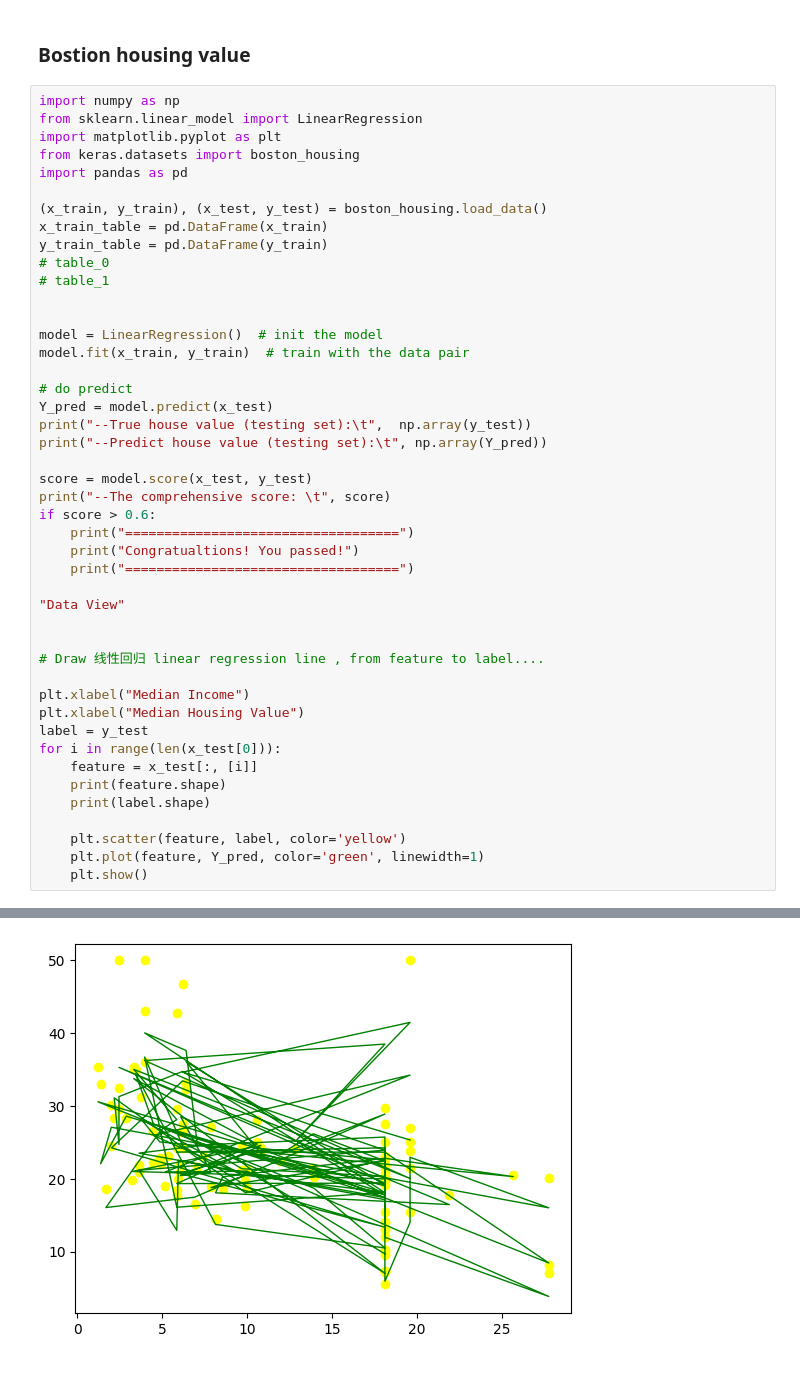
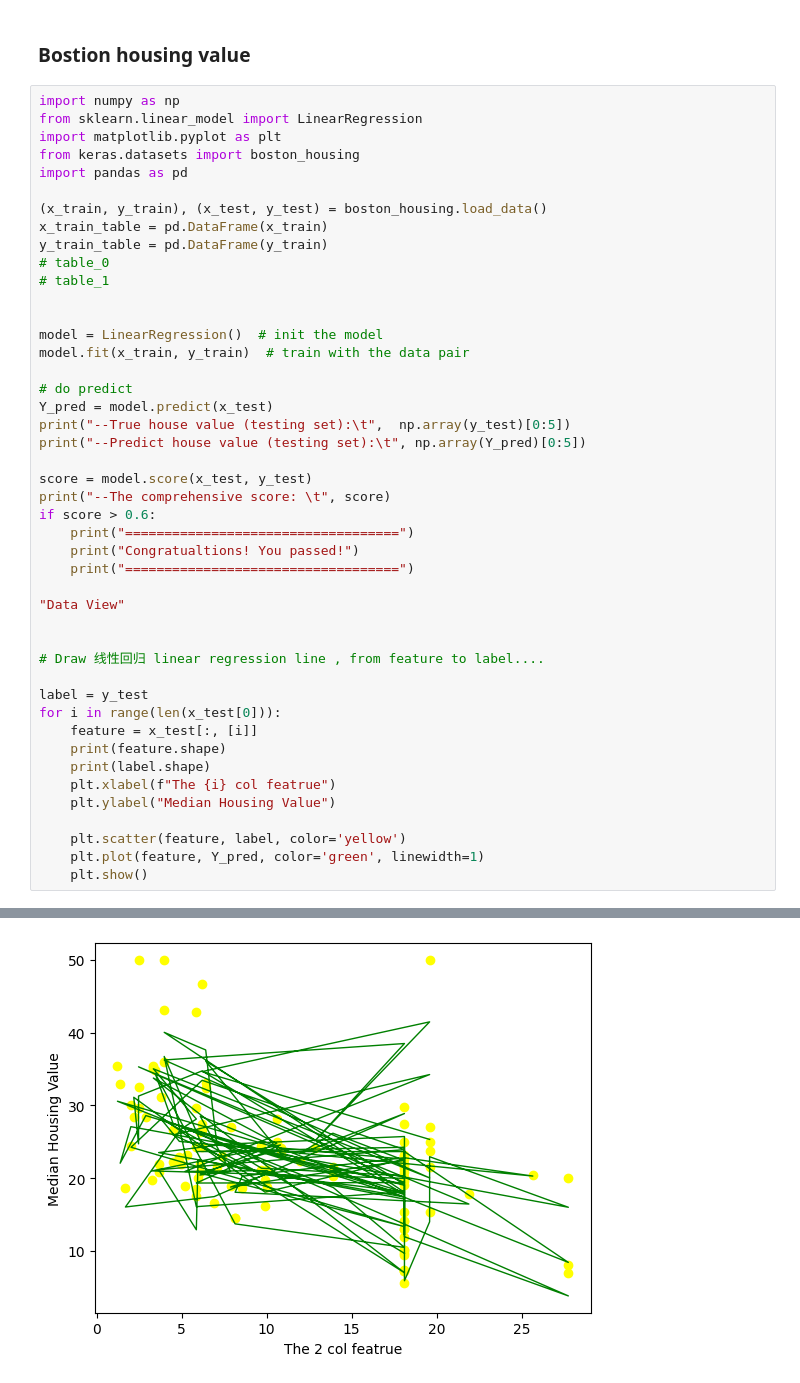
Before and after one commit to godotc/toys, a Jupyter notebook: ai/ml/zero_basis/_.ipynb, the cells around one changed output, grey strips where cells are left out. Cells and saved outputs as stored; diff of their text form.

```diff
--- a/ai/ml/zero_basis/_.ipynb
+++ b/ai/ml/zero_basis/_.ipynb
@@ -193,8 +193,8 @@ model.fit(x_train, y_train)  # train with the data pair
 
 # do predict
 Y_pred = model.predict(x_test)
-print("--True house value (testing set):\t",  np.array(y_test))
-print("--Predict house value (testing set):\t", np.array(Y_pred))
+print("--True house value (testing set):\t",  np.array(y_test)[0:5])
+print("--Predict house value (testing set):\t", np.array(Y_pred)[0:5])
 
 score = model.score(x_test, y_test)
 print("--The comprehensive score: \t", score)
@@ -208,13 +208,13 @@ if score > 0.6:
 
 # Draw 线性回归 linear regression line , from feature to label....
 
-plt.xlabel("Median Income")
-plt.xlabel("Median Housing Value")
 label = y_test
 for i in range(len(x_test[0])):
     feature = x_test[:, [i]]
     print(feature.shape)
     print(label.shape)
+    plt.xlabel(f"The {i} col featrue")
+    plt.ylabel("Median Housing Value")
 
     plt.scatter(feature, label, color='yellow')
     plt.plot(feature, Y_pred, color='green', linewidth=1)
@@ -244,5 +235,5 @@ Congratualtions! You passed!
 (102, 1)
 (102,)
-[figure, old version]
+[figure, new version]
 (102, 1)
 (102,)
```
Also changed, not shown: parts of 1 cell of this notebook.
